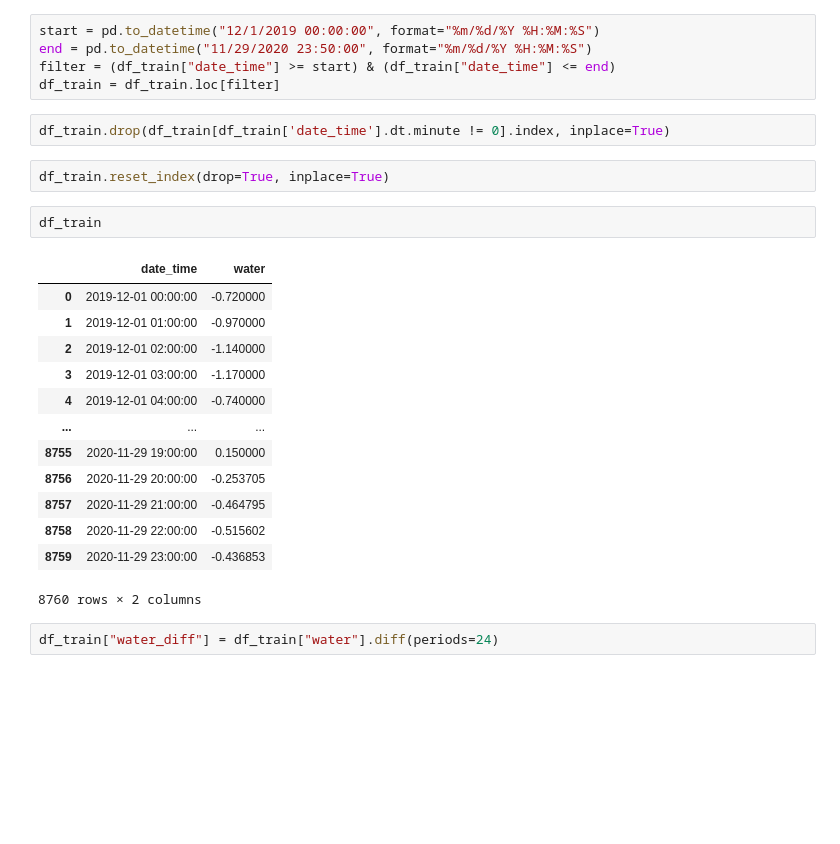
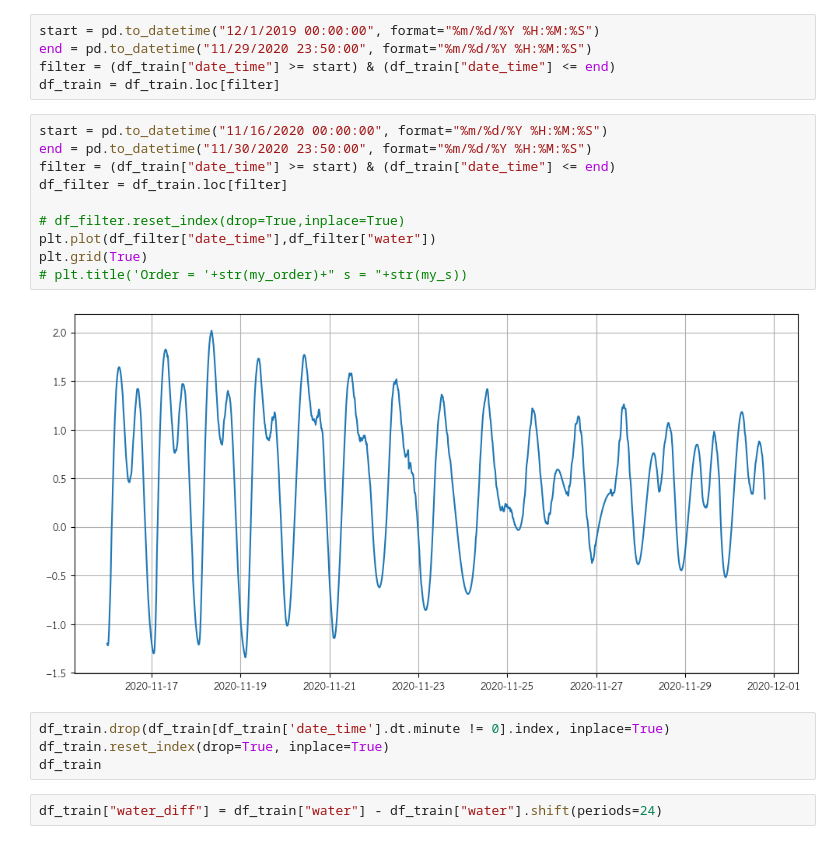
Before and after one commit to tanaponwet/salinity-predictive-system, a Jupyter notebook: water.ipynb, the cells around one changed output. Cells and saved outputs as stored; diff of their text form; blank space fills up the shorter version.

```diff
--- a/water.ipynb
+++ b/water.ipynb
@@ -86,28 +80,24 @@ start = pd.to_datetime("12/1/2019 00:00:00", format="%m/%d/%Y %H:%M:%S")
 end = pd.to_datetime("11/29/2020 23:50:00", format="%m/%d/%Y %H:%M:%S")
 filter = (df_train["date_time"] >= start) & (df_train["date_time"] <= end)
 df_train = df_train.loc[filter]
+# %%
+start = pd.to_datetime("11/16/2020 00:00:00", format="%m/%d/%Y %H:%M:%S")
+end = pd.to_datetime("11/30/2020 23:50:00", format="%m/%d/%Y %H:%M:%S")
+filter = (df_train["date_time"] >= start) & (df_train["date_time"] <= end)
+df_filter = df_train.loc[filter]
+
+# df_filter.reset_index(drop=True,inplace=True)
+plt.plot(df_filter["date_time"],df_filter["water"])
+plt.grid(True)
+# plt.title('Order = '+str(my_order)+" s = "+str(my_s))
+# %% [output]
+[figure, added]
 # %%
 df_train.drop(df_train[df_train['date_time'].dt.minute != 0].index, inplace=True)
+df_train.reset_index(drop=True, inplace=True)
+df_train
-# %%
-df_train.reset_index(drop=True, inplace=True)
-# %%
-df_train
-# %% [output]
-|  | date_time | water |
-| 0 | 2019-12-01 00:00:00 | -0.720000 |
-| 1 | 2019-12-01 01:00:00 | -0.970000 |
-| 2 | 2019-12-01 02:00:00 | -1.140000 |
-| 3 | 2019-12-01 03:00:00 | -1.170000 |
-| 4 | 2019-12-01 04:00:00 | -0.740000 |
-| ... | ... | ... |
-| 8755 | 2020-11-29 19:00:00 | 0.150000 |
-| 8756 | 2020-11-29 20:00:00 | -0.253705 |
-| 8757 | 2020-11-29 21:00:00 | -0.464795 |
-| 8758 | 2020-11-29 22:00:00 | -0.515602 |
-| 8759 | 2020-11-29 23:00:00 | -0.436853 |
-8760 rows × 2 columns
 # %%
-df_train["water_diff"] = df_train["water"].diff(periods=24)
+df_train["water_diff"] = df_train["water"] - df_train["water"].shift(periods=24)
 # %%
 plt.figure(figsize=(10,8))
 plt.plot(df_train["date_time"],df_train["water"], label = "original")
```
Also changed, not shown: parts of 7 cells of this notebook, 1 other file.
